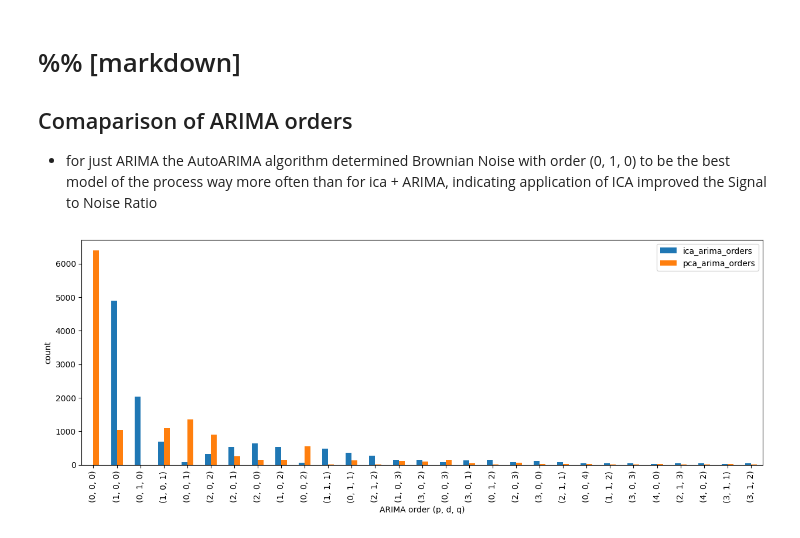
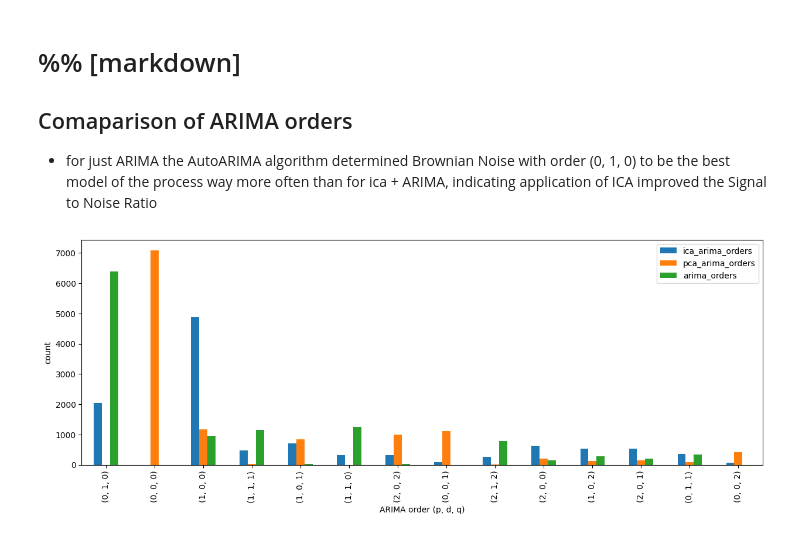
Before and after one commit to randomrain101/ica_arima_crypto, a Jupyter notebook: notebooks/results_pca.ipynb, the cells around one changed output. Cells and saved outputs as stored; diff of their text form; code cells hidden in the pictures.

```diff
--- a/notebooks/results_pca.ipynb
+++ b/notebooks/results_pca.ipynb
@@ -134,18 +140,22 @@ Diebold Mariano test statistic, p-value: (-4.617409411615679, 1.9613918467517306
 # %%
 #%%
 
 n_train_days = 120
 tick = "24h"
 ica_orders = pd.read_csv(f"../data/ica_arma_orders_{tick}_{n_train_days}D.csv", index_col=0)
-arima_orders = pd.read_csv(f"../data/pca_arma_orders_{tick}_{n_train_days}D.csv", index_col=0)
+pca_arima_orders = pd.read_csv(f"../data/pca_arma_orders_{tick}_{n_train_days}D.csv", index_col=0)
+arima_orders = pd.read_csv(f"../data/arma_orders_{tick}_{n_train_days}D.csv", index_col=0)
 orders = pd.concat((
     ica_orders.unstack().value_counts().rename("ica_arima_orders"),
-    arima_orders.unstack().value_counts().rename("pca_arima_orders")
-    ), axis=1, join="inner")
+    pca_arima_orders.unstack().value_counts().rename("pca_arima_orders"),
+    arima_orders.unstack().value_counts().rename("arima_orders")
+    ), axis=1, join="outer")
 
-orders.iloc[np.argsort(orders.sum(axis=1))[:-30:-1]].plot.bar(figsize=(15, 5))
+orders.iloc[np.argsort(orders.sum(axis=1))[:-15:-1]].plot.bar(figsize=(15, 5))
+#orders.iloc[np.argsort(orders["arima_orders"].values)[:-30:-1]].plot.bar(figsize=(15, 5))
+#orders.iloc[np.argsort(orders.sum(axis=1))[::-1]].plot.bar(figsize=(15, 5))
 plt.xlabel("ARIMA order (p, d, q)")
 plt.ylabel("count")
 plt.show();
 # %% [output]
-[figure, old version]
+[figure, new version]
```
Also changed, not shown: parts of 9 cells of this notebook, 6 other files.
